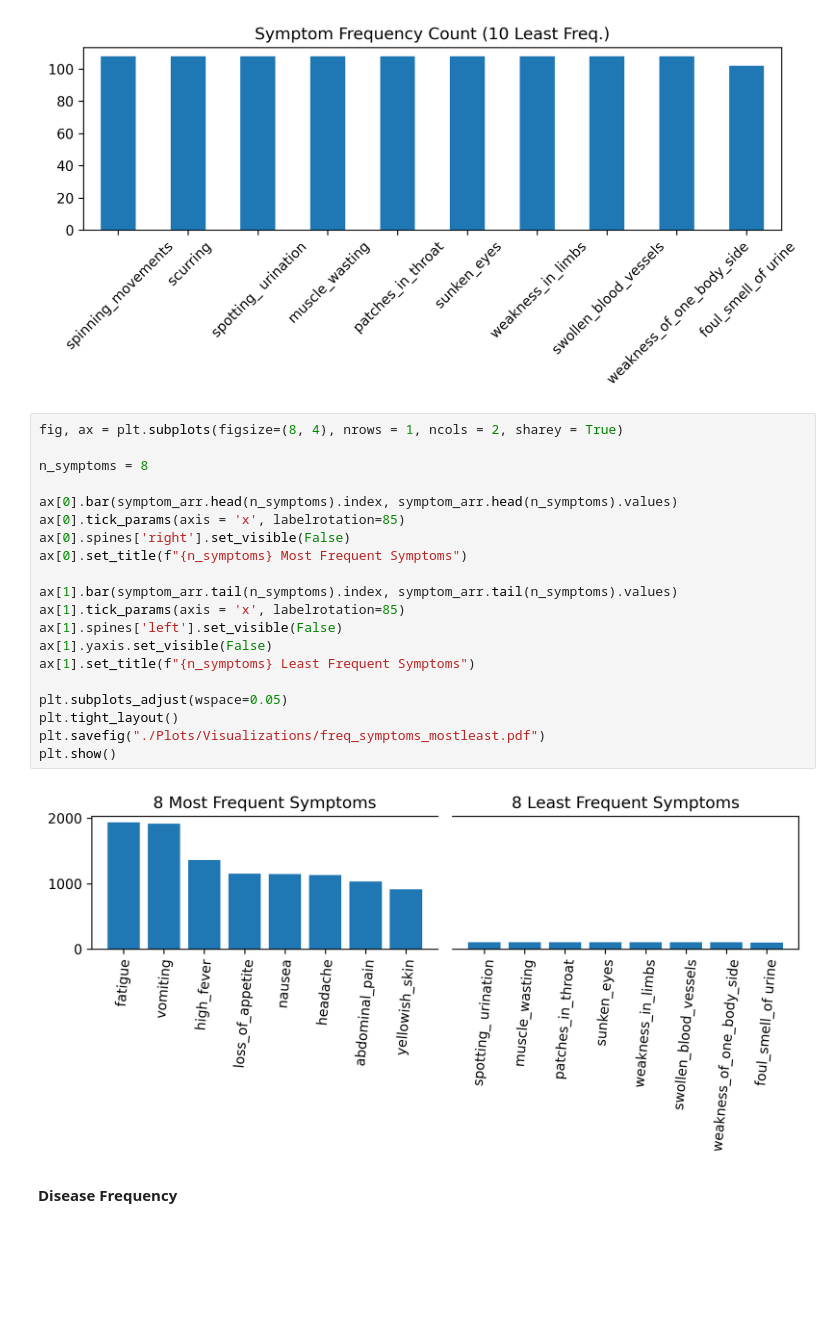
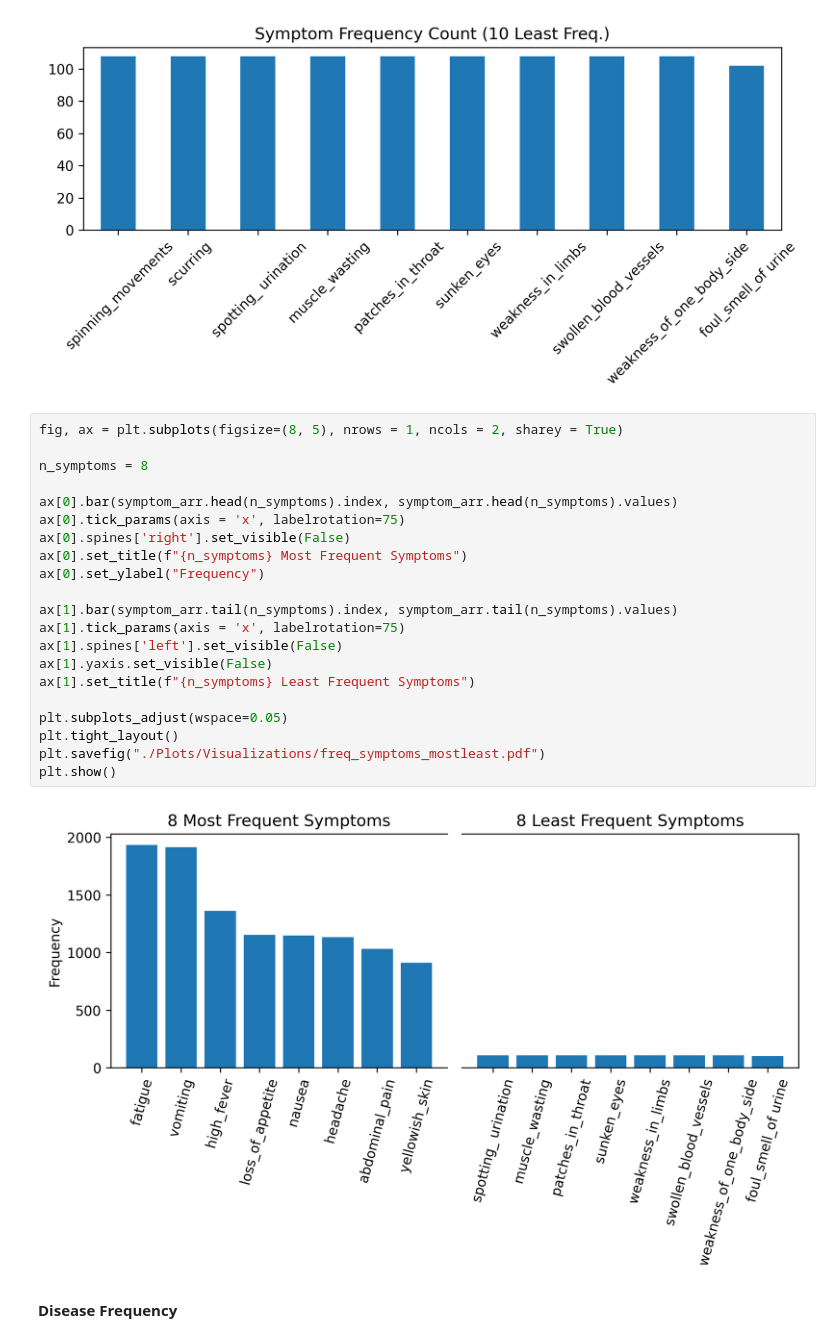
Before and after one commit to domipm/AML-Disease-Symptom, a Jupyter notebook: Visualizations.ipynb, the cells around one changed output. Drawn from its saved outputs; the diff is of its cells as text; blank space fills up the shorter version.

Commit message:
Improved plot sizes

```diff
--- a/Visualizations.ipynb
+++ b/Visualizations.ipynb
@@ -202,27 +202,28 @@ plt.savefig("./Plots/Visualizations/freq_symptoms_10least.pdf")
 # %% [output]
 [figure]
 # %%
-fig, ax = plt.subplots(figsize=(8, 4), nrows = 1, ncols = 2, sharey = True)
+fig, ax = plt.subplots(figsize=(8, 5), nrows = 1, ncols = 2, sharey = True)
 
 n_symptoms = 8
 
 ax[0].bar(symptom_arr.head(n_symptoms).index, symptom_arr.head(n_symptoms).values)
-ax[0].tick_params(axis = 'x', labelrotation=85)
+ax[0].tick_params(axis = 'x', labelrotation=75)
 ax[0].spines['right'].set_visible(False)
 ax[0].set_title(f"{n_symptoms} Most Frequent Symptoms")
+ax[0].set_ylabel("Frequency")
 
 ax[1].bar(symptom_arr.tail(n_symptoms).index, symptom_arr.tail(n_symptoms).values)
-ax[1].tick_params(axis = 'x', labelrotation=85)
+ax[1].tick_params(axis = 'x', labelrotation=75)
 ax[1].spines['left'].set_visible(False)
 ax[1].yaxis.set_visible(False)
 ax[1].set_title(f"{n_symptoms} Least Frequent Symptoms")
 
 plt.subplots_adjust(wspace=0.05)
 plt.tight_layout()
 plt.savefig("./Plots/Visualizations/freq_symptoms_mostleast.pdf")
 plt.show()
 # %% [output]
-[figure, old version]
+[figure, new version]
 # %% [markdown]
 **Disease Frequency**
 # %%
```
Also changed, not shown: parts of 1 cell of this notebook, 2 other files.
